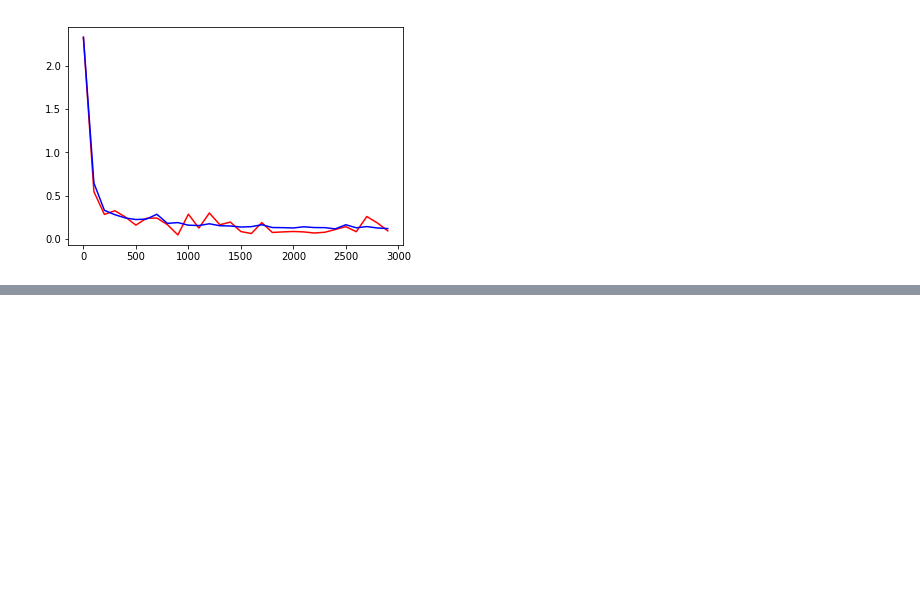
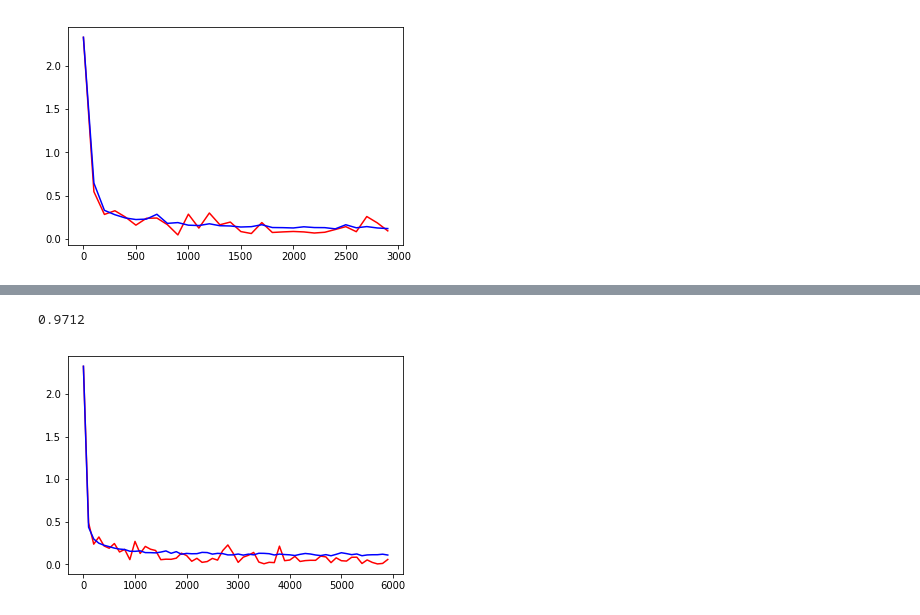
Before and after one commit to takaiwai/deep-learning-for-art-and-design, a Jupyter notebook: 08_5_deeper_network.ipynb, the cells around one changed output, grey strips where cells are left out. Saved outputs shown, nothing was run; the diff lists cells and outputs as text; code cells hidden in the pictures; blank space fills up the shorter version.

Commit message:
Better 7 layer net with Adam and 10 epochs

```diff
--- a/08_5_deeper_network.ipynb
+++ b/08_5_deeper_network.ipynb
@@ -45,0 +58,11 @@ plt.show()
+# %%
+better_seven_layer_log = pickle.load(open('code/08_techniques/08_5_deeper_net/better_seven_layer_log.pkl', "rb"))
+print(better_seven_layer_log["accuracy_test"][-1])
+# %% [output]
+0.9712
+# %%
+plt.plot(better_seven_layer_log['loss_train_itr'], better_seven_layer_log['loss_train'], 'r')
+plt.plot(better_seven_layer_log['loss_test_itr'], better_seven_layer_log['loss_test'], 'b')
+plt.show()
+# %% [output]
+[figure, added]
```
Also changed, not shown: parts of 3 cells of this notebook, 1 other file.
